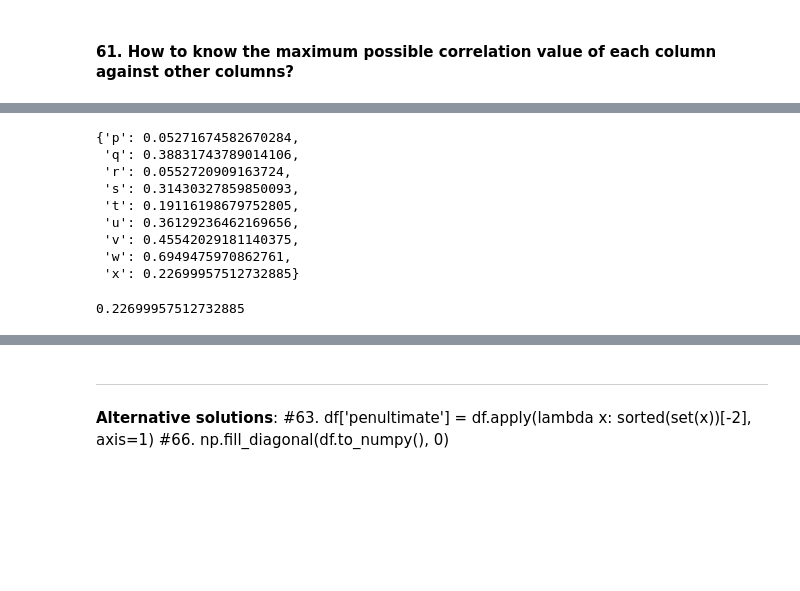
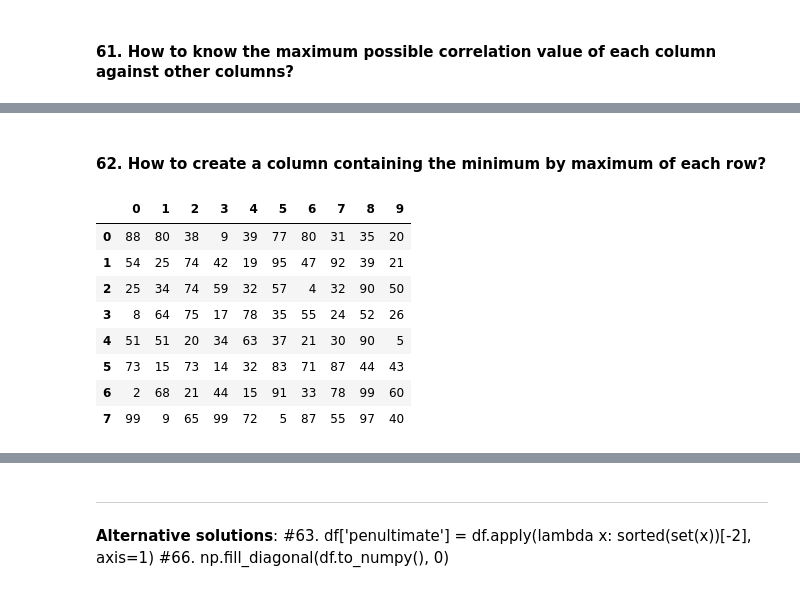
Before and after one commit to KarimaCha/Exercises_Python_NumPy_Pandas, a Jupyter notebook: 03_Pandas_Exercises_KC.ipynb, the cells around one changed output, grey strips where cells are left out. Drawn from its saved outputs; the diff is of its cells as text; code cells hidden in the pictures; blank space fills up the shorter version.

```diff
--- a/03_Pandas_Exercises_KC.ipynb
+++ b/03_Pandas_Exercises_KC.ipynb
@@ -3002,16 +3062,15 @@ for col1 in df:
-# %%
-corr_dict
-# %% [output]
-{'p': 0.05271674582670284,
- 'q': 0.38831743789014106,
- 'r': 0.0552720909163724,
- 's': 0.31430327859850093,
- 't': 0.19116198679752805,
- 'u': 0.36129236462169656,
- 'v': 0.45542029181140375,
- 'w': 0.6949475970862761,
- 'x': 0.22699957512732885}
-# %%
-np.abs(df.y.corr(df.x))
-# %% [output]
-0.22699957512732885
+# %% [markdown]
+#### 62. How to create a column containing the minimum by maximum of each row?
+# %%
+df = pd.DataFrame(np.random.randint(1,100, 80).reshape(8, -1))
+df
+# %% [output]
+|  | 0 | 1 | 2 | 3 | 4 | 5 | 6 | 7 | 8 | 9 |
+| 0 | 88 | 80 | 38 | 9 | 39 | 77 | 80 | 31 | 35 | 20 |
+| 1 | 54 | 25 | 74 | 42 | 19 | 95 | 47 | 92 | 39 | 21 |
+| 2 | 25 | 34 | 74 | 59 | 32 | 57 | 4 | 32 | 90 | 50 |
+| 3 | 8 | 64 | 75 | 17 | 78 | 35 | 55 | 24 | 52 | 26 |
+| 4 | 51 | 51 | 20 | 34 | 63 | 37 | 21 | 30 | 90 | 5 |
+| 5 | 73 | 15 | 73 | 14 | 32 | 83 | 71 | 87 | 44 | 43 |
+| 6 | 2 | 68 | 21 | 44 | 15 | 91 | 33 | 78 | 99 | 60 |
+| 7 | 99 | 9 | 65 | 99 | 72 | 5 | 87 | 55 | 97 | 40 |
```
Also changed, not shown: parts of 10 cells of this notebook.
